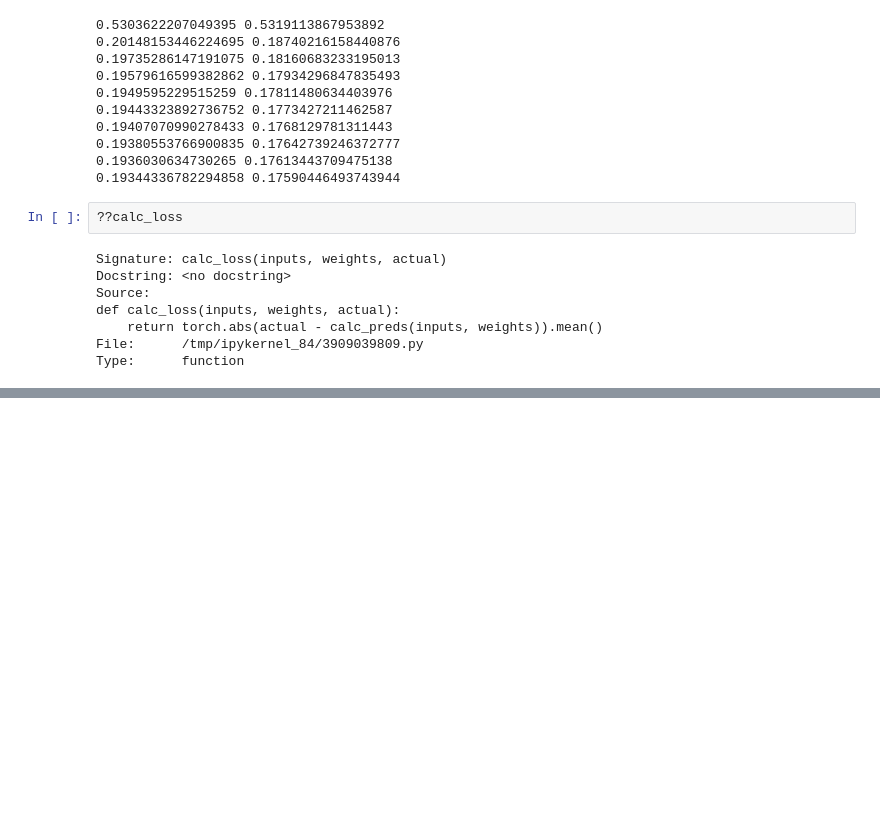
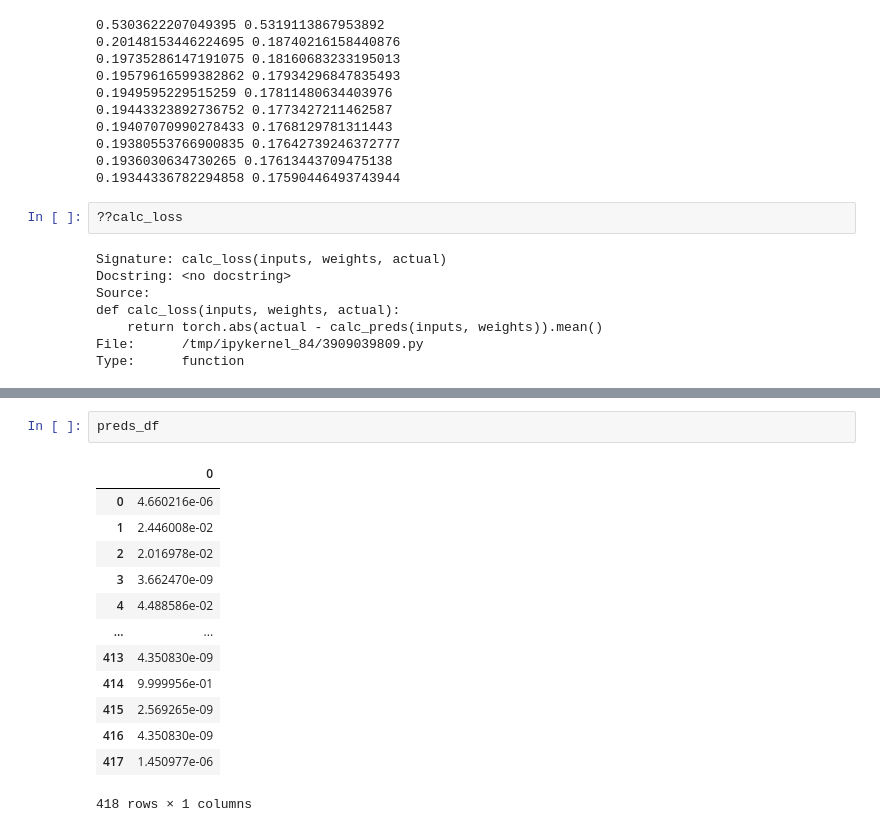
Before and after one commit to jpr2000/fastai_work, a Jupyter notebook: replication/nn_from_scrath_replication.ipynb, the cells around one changed output, grey strips where cells are left out. Cells and saved outputs as stored; diff of their text form; blank space fills up the shorter version.

```diff
--- a/replication/nn_from_scrath_replication.ipynb
+++ b/replication/nn_from_scrath_replication.ipynb
@@ -658,0 +748,16 @@ NameError: name 'train_indep' is not defined
+# %%
+preds_df
+# %% [output]
+|  | 0 |
+| 0 | 4.660216e-06 |
+| 1 | 2.446008e-02 |
+| 2 | 2.016978e-02 |
+| 3 | 3.662470e-09 |
+| 4 | 4.488586e-02 |
+| ... | ... |
+| 413 | 4.350830e-09 |
+| 414 | 9.999956e-01 |
+| 415 | 2.569265e-09 |
+| 416 | 4.350830e-09 |
+| 417 | 1.450977e-06 |
+418 rows × 1 columns
```
Also changed, not shown: parts of 36 cells of this notebook.
